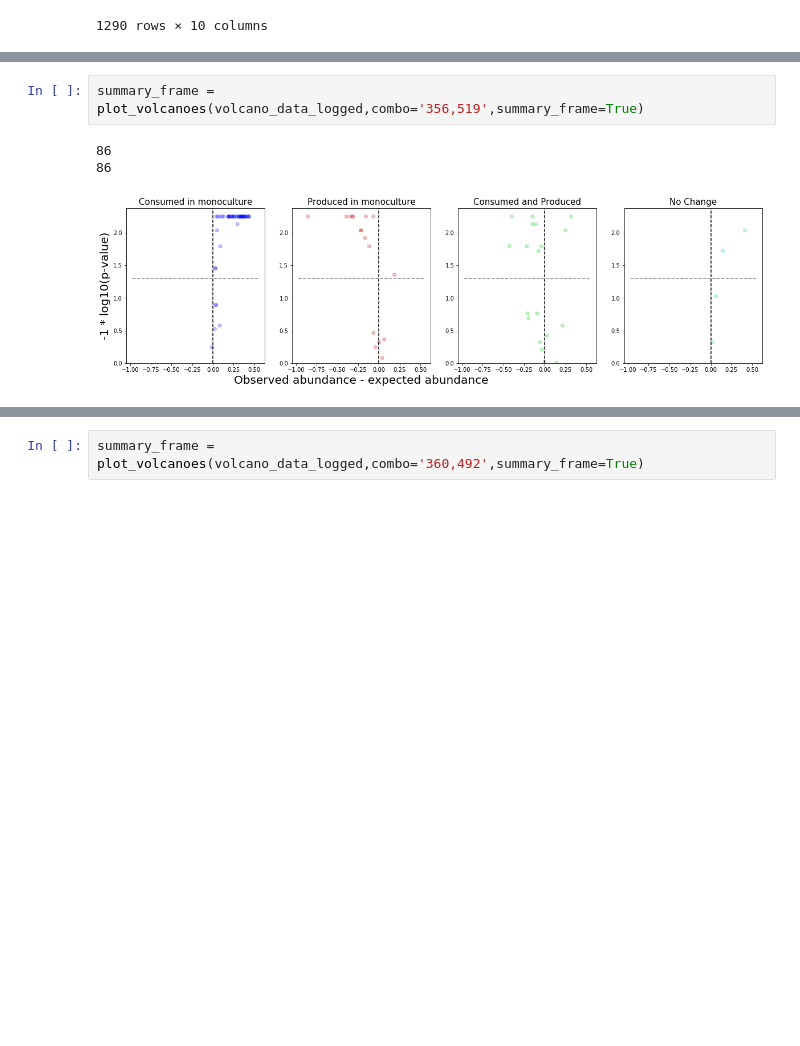
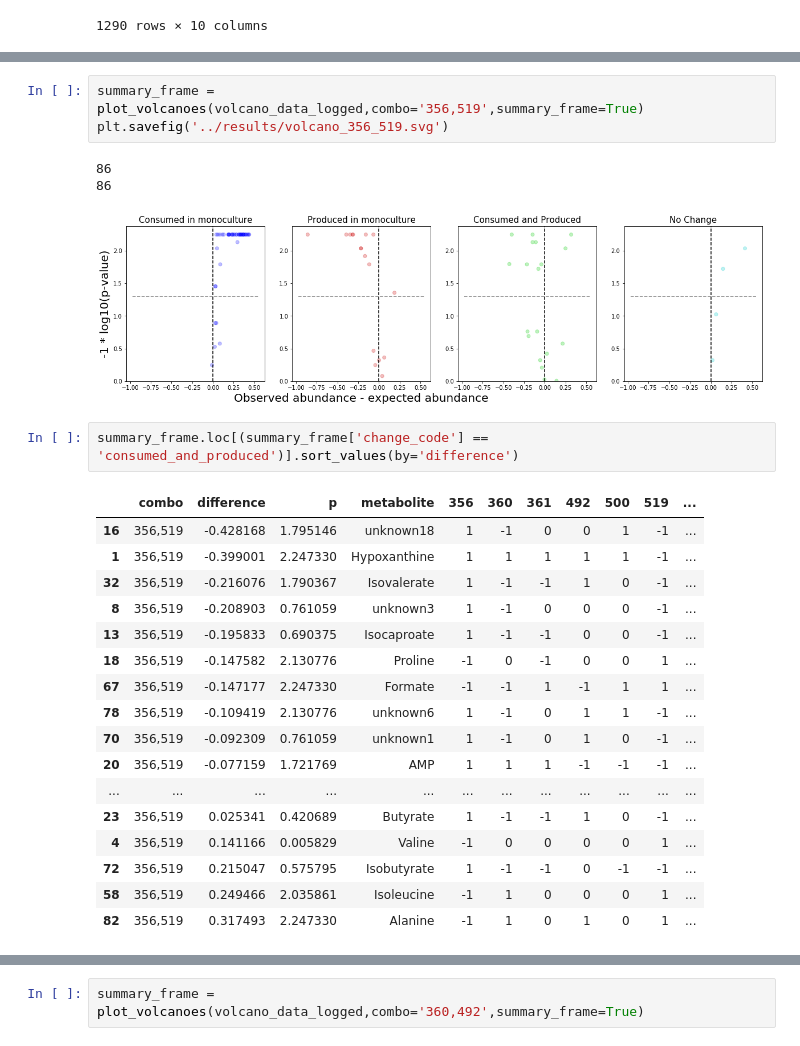
Before and after one commit to gregmedlock/asf_interactions, a Jupyter notebook: bin/CRAM_triangles_volcanoes.ipynb, the cells around one changed output, grey strips where cells are left out. Cells and saved outputs as stored; diff of their text form; blank space fills up the shorter version.

```diff
--- a/bin/CRAM_triangles_volcanoes.ipynb
+++ b/bin/CRAM_triangles_volcanoes.ipynb
@@ -484,6 +485,27 @@ summary_frame.loc[(summary_frame['change_code'] == 'no_change') & (summary_frame
 # %%
 summary_frame = plot_volcanoes(volcano_data_logged,combo='356,519',summary_frame=True)
+plt.savefig('../results/volcano_356_519.svg')
 # %% [output]
 86
 86
 [figure]
+# %%
+summary_frame.loc[(summary_frame['change_code'] == 'consumed_and_produced')].sort_values(by='difference')
+# %% [output]
+|  | combo | difference | p | metabolite | 356 | 360 | 361 | 492 | 500 | 519 | ... |
+| 16 | 356,519 | -0.428168 | 1.795146 | unknown18 | 1 | -1 | 0 | 0 | 1 | -1 | ... |
+| 1 | 356,519 | -0.399001 | 2.247330 | Hypoxanthine | 1 | 1 | 1 | 1 | 1 | -1 | ... |
+| 32 | 356,519 | -0.216076 | 1.790367 | Isovalerate | 1 | -1 | -1 | 1 | 0 | -1 | ... |
+| 8 | 356,519 | -0.208903 | 0.761059 | unknown3 | 1 | -1 | 0 | 0 | 0 | -1 | ... |
+| 13 | 356,519 | -0.195833 | 0.690375 | Isocaproate | 1 | -1 | -1 | 0 | 0 | -1 | ... |
+| 18 | 356,519 | -0.147582 | 2.130776 | Proline | -1 | 0 | -1 | 0 | 0 | 1 | ... |
+| 67 | 356,519 | -0.147177 | 2.247330 | Formate | -1 | -1 | 1 | -1 | 1 | 1 | ... |
+| 78 | 356,519 | -0.109419 | 2.130776 | unknown6 | 1 | -1 | 0 | 1 | 1 | -1 | ... |
+| 70 | 356,519 | -0.092309 | 0.761059 | unknown1 | 1 | -1 | 0 | 1 | 0 | -1 | ... |
+| 20 | 356,519 | -0.077159 | 1.721769 | AMP | 1 | 1 | 1 | -1 | -1 | -1 | ... |
+| ... | ... | ... | ... | ... | ... | ... | ... | ... | ... | ... | ... |
+| 23 | 356,519 | 0.025341 | 0.420689 | Butyrate | 1 | -1 | -1 | 1 | 0 | -1 | ... |
+| 4 | 356,519 | 0.141166 | 0.005829 | Valine | -1 | 0 | 0 | 0 | 0 | 1 | ... |
+| 72 | 356,519 | 0.215047 | 0.575795 | Isobutyrate | 1 | -1 | -1 | 0 | -1 | -1 | ... |
+| 58 | 356,519 | 0.249466 | 2.035861 | Isoleucine | -1 | 1 | 0 | 0 | 0 | 1 | ... |
+| 82 | 356,519 | 0.317493 | 2.247330 | Alanine | -1 | 1 | 0 | 1 | 0 | 1 | ... |
```
Also changed, not shown: parts of 7 cells of this notebook, 3 other files.
